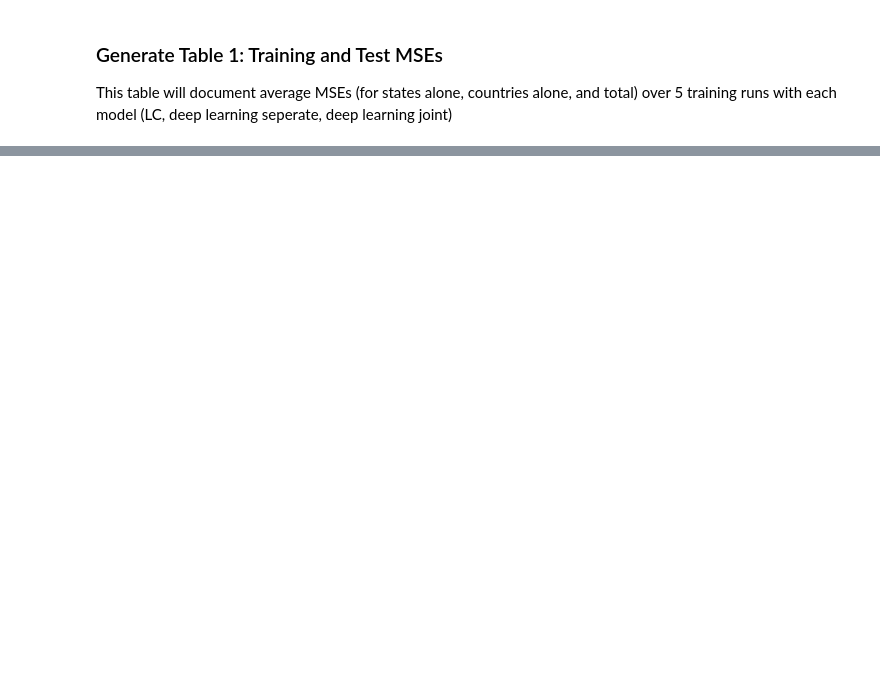
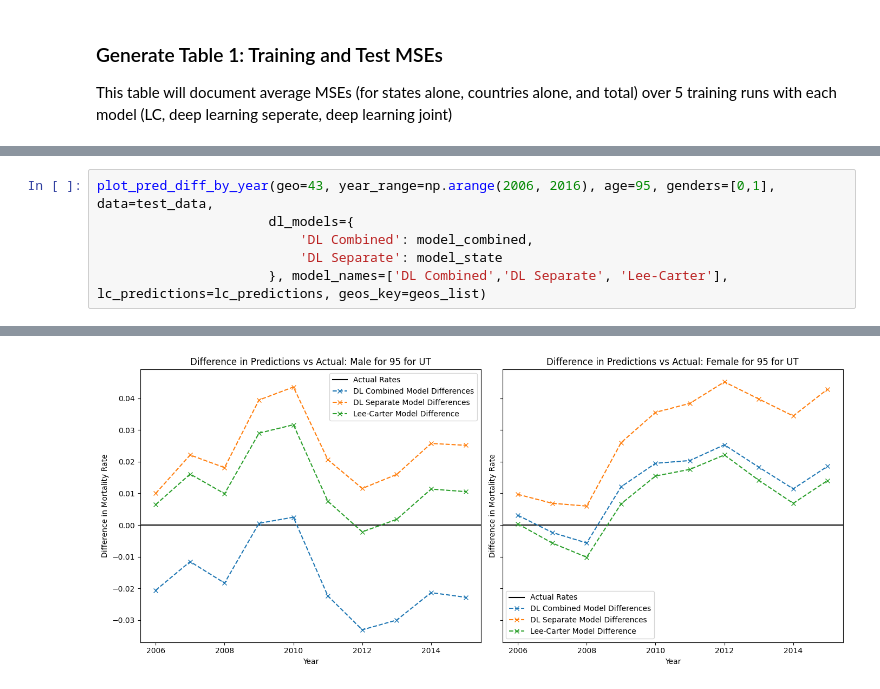
Before and after one commit to paigenpark/deep-mort, a Jupyter notebook: code/evaluate_models.ipynb, the cells around one changed output, grey strips where cells are left out. Drawn from its saved outputs; the diff is of its cells as text; blank space fills up the shorter version.

```diff
--- a/code/evaluate_models.ipynb
+++ b/code/evaluate_models.ipynb
@@ -802,0 +961,7 @@ NameError: name 'comparison_results' is not defined
+# %%
+plot_pred_diff_by_year(geo=43, year_range=np.arange(2006, 2016), age=95, genders=[0,1], data=test_data,
+                      dl_models={
+                          'DL Combined': model_combined,
+                          'DL Separate': model_state
+                      }, model_names=['DL Combined','DL Separate', 'Lee-Carter'], lc_predictions=lc_predictions, geos_key=geos_list)
+# %% [output]
@@ -802,0 +985 @@ NameError: name 'comparison_results' is not defined
+[figure, added]
```
Also changed, not shown: parts of 76 cells of this notebook.
